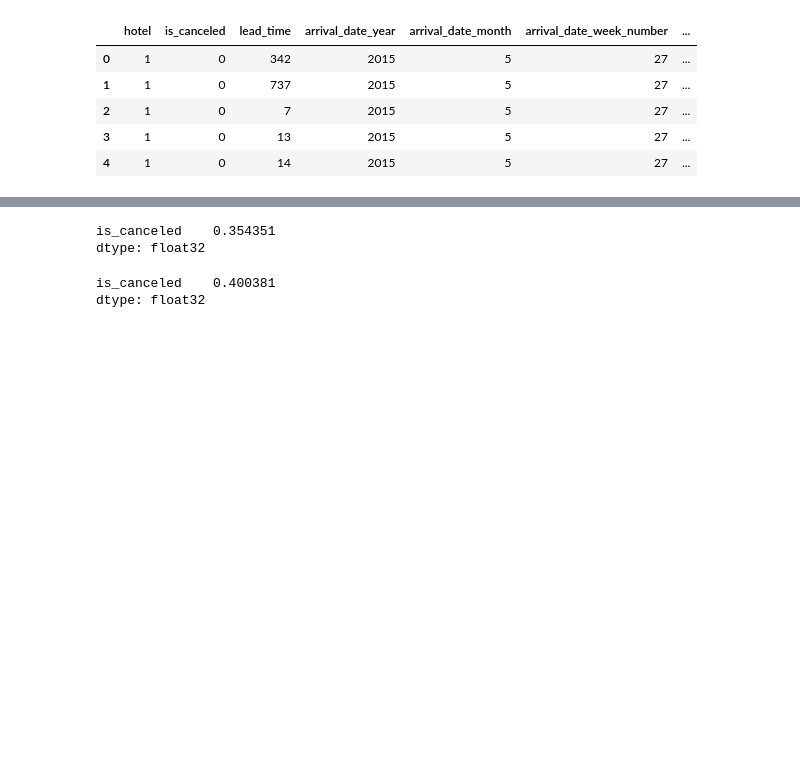
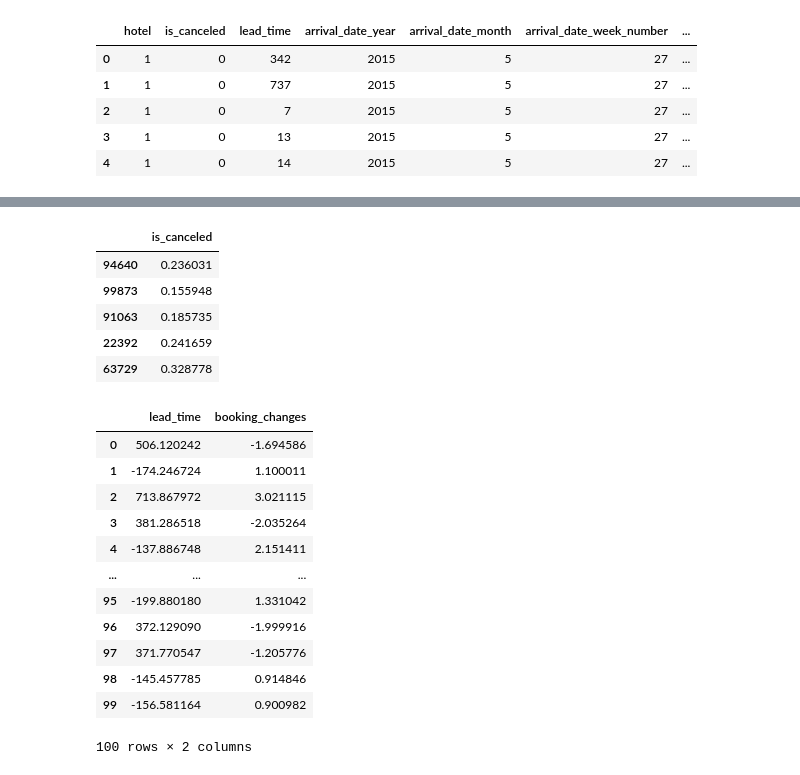
Before and after one commit to youlei202/distributional-counterfactual-explanation, a Jupyter notebook: poc.ipynb, the cells around one changed output, grey strips where cells are left out. Drawn from its saved outputs; the diff is of its cells as text; code cells hidden in the pictures; blank space fills up the shorter version.

```diff
--- a/poc.ipynb
+++ b/poc.ipynb
@@ -186,10 +205,9 @@ counterfactual_y = pd.DataFrame(explainer.y.detach().numpy(),columns=[target_nam
 # %%
-factual_y.mean()
+factual_y
 # %% [output]
-is_canceled    0.354351
-dtype: float32
+|  | is_canceled |
+| 94640 | 0.236031 |
+| 99873 | 0.155948 |
+| 91063 | 0.185735 |
+| 22392 | 0.241659 |
+| 63729 | 0.328778 |
-# %%
-counterfactual_y.mean()
-# %% [output]
-is_canceled    0.400381
-dtype: float32
@@ -196 +219,17 @@ dtype: float32
+# %%
+counterfactual_X
+# %% [output]
+|  | lead_time | booking_changes |
+| 0 | 506.120242 | -1.694586 |
+| 1 | -174.246724 | 1.100011 |
+| 2 | 713.867972 | 3.021115 |
+| 3 | 381.286518 | -2.035264 |
+| 4 | -137.886748 | 2.151411 |
+| ... | ... | ... |
+| 95 | -199.880180 | 1.331042 |
+| 96 | 372.129090 | -1.999916 |
+| 97 | 371.770547 | -1.205776 |
+| 98 | -145.457785 | 0.914846 |
+| 99 | -156.581164 | 0.900982 |
+100 rows × 2 columns
 # %%
```
Also changed, not shown: parts of 20 cells of this notebook, 6 other files.
